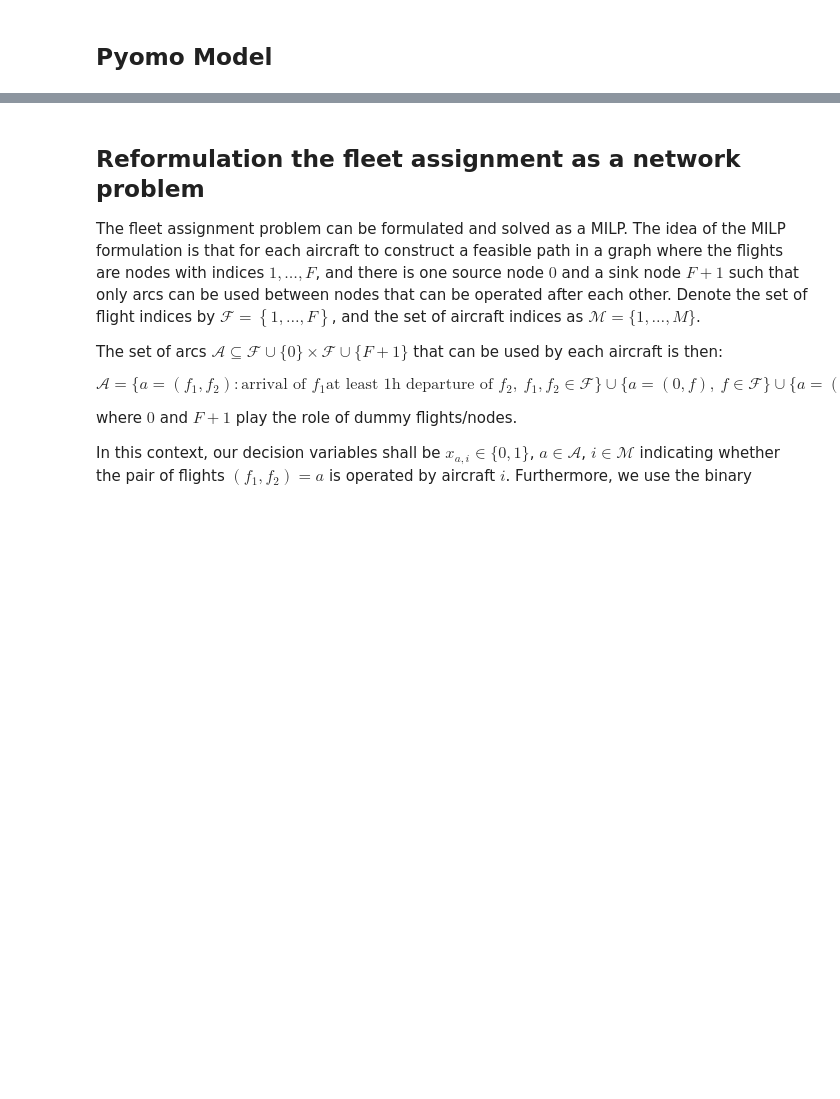
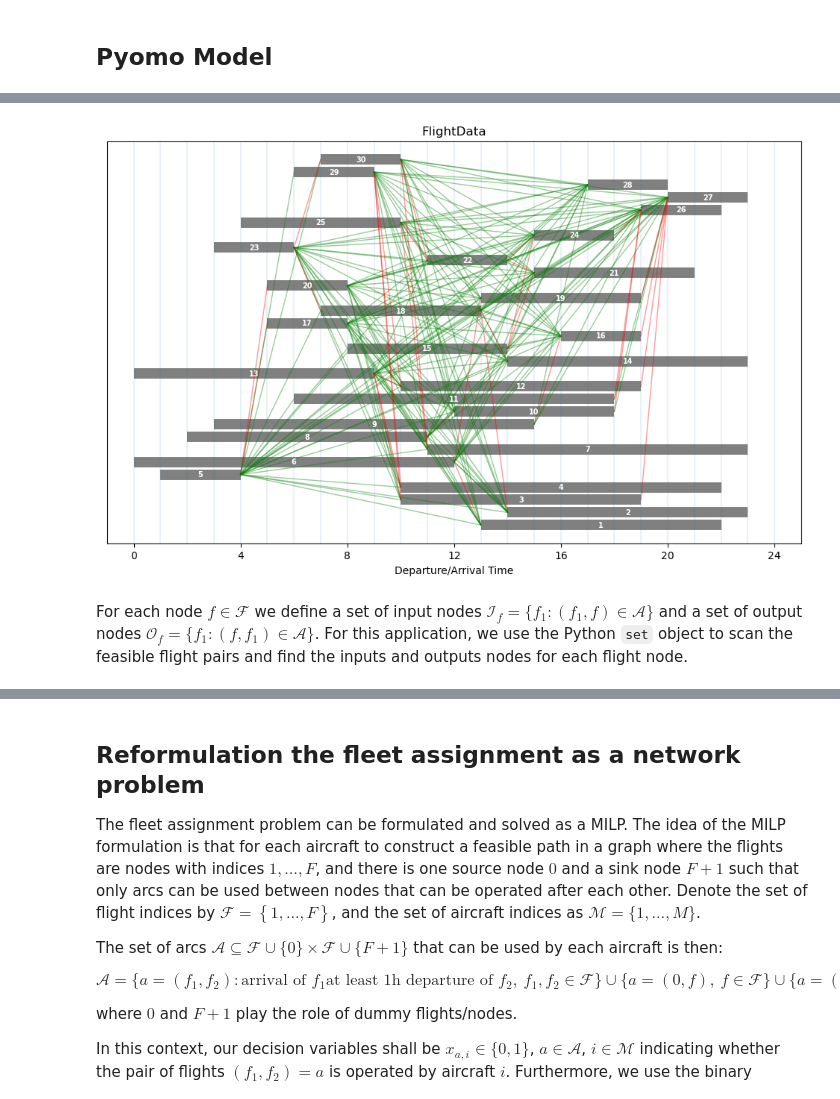
Before and after one commit to mobook/MO-book, a Jupyter notebook: notebooks/07/fleet-assignment.ipynb, the cells around one changed output, grey strips where cells are left out. Cells and saved outputs as stored; diff of their text form; code cells hidden in the pictures; blank space fills up the shorter version.

```diff
--- a/notebooks/07/fleet-assignment.ipynb
+++ b/notebooks/07/fleet-assignment.ipynb
@@ -75,7 +79,0 @@ flight_pairs = list(filter(
-# %%
-ax = draw_flights(FlightData)
-for flight1, flight2 in flight_pairs:
-    arr = FlightData.loc[flight1, "Arrival"]
-    dep = FlightData.loc[flight2, "Departure"]
-    c = 'r' if dep - arr <= 1 else 'k'
-    ax.plot([arr, dep], [flight1, flight2], color=c, lw=1, alpha=0.4)
@@ -88,14 +80,2 @@ Networkx includes useful tools for the modeling and analysis of directed graphs.
-# %%
-# create DiGraph
-
-DG = nx.DiGraph()
-
-# display all nodes
-for flight in FlightData.index:
-    DG.add_node(flight)
-
-# display all edges
-for flight1, flight2 in flight_pairs:
-    DG.add_edge(flight1, flight2)
 # %% [markdown]
 ## Pyomo Model
@@ -190,0 +90,19 @@ Aircraft  3
+# %%
+min_time = 1
+
+# create an iterator to produce pairs of flight numbers
+flight_pairs = list(filter(
+    lambda pair: FlightData.loc[pair[0], "Arrival"] + min_time <= FlightData.loc[pair[1], "Departure"],
+    [[i, j] for i in FlightData.index for j in FlightData.index if i != j]
+))
+
+ax = draw_flights(FlightData)
+for flight1, flight2 in flight_pairs:
+    arr = FlightData.loc[flight1, "Arrival"]
+    dep = FlightData.loc[flight2, "Departure"]
+    c = 'r' if dep - arr <= min_time else 'g'
+    ax.plot([arr, dep], [flight1, flight2], color=c, lw=1, alpha=0.4)
+# %% [output]
+[figure, added]
+# %% [markdown]
+For each node $f\in\mathcal{F}$ we define a set of input nodes $\mathcal{I}_f = \{f_1: (f_1, f)\in\mathcal{A}\}$  and a set of output nodes $\mathcal{O}_f = \{f_1: (f, f_1)\in\mathcal{A} \}$. For this application, we use the Python ``set`` object to scan the feasible flight pairs and find the inputs and outputs nodes for each flight node.
```
Also changed, not shown: parts of 24 cells of this notebook.
